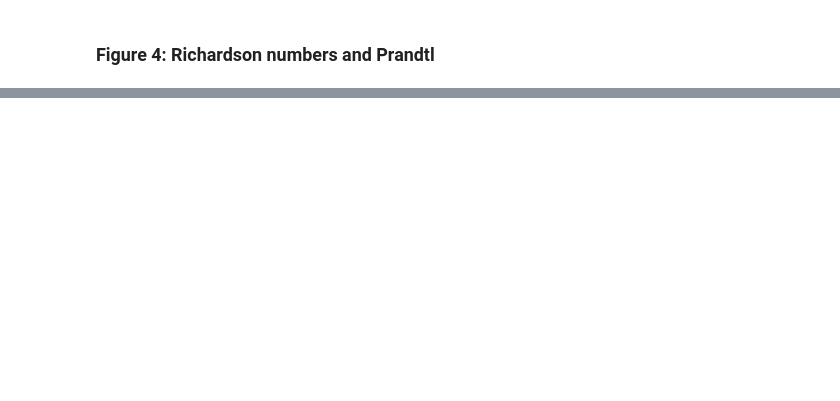
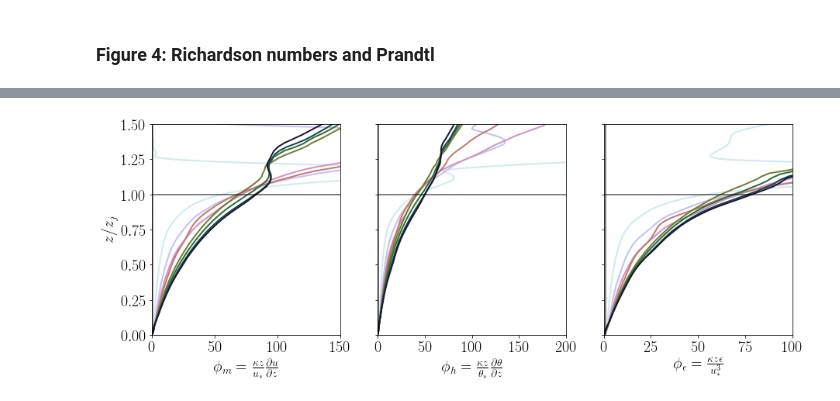
Before and after one commit to bgreene777/SBL_LES, a Jupyter notebook: ipynb/plot_mean.ipynb, the cells around one changed output, grey strips where cells are left out. Cells and saved outputs as stored; diff of their text form; code cells hidden in the pictures; blank space fills up the shorter version.

Commit message:
test plotting conditional fields and energetics

```diff
--- a/ipynb/plot_mean.ipynb
+++ b/ipynb/plot_mean.ipynb
@@ -28,10 +28,10 @@ colors = seaborn.color_palette("crest")
 figdir = "/home/bgreene/SBL_LES/figures/quadrant/"
 fdir_save = "/home/bgreene/SBL_LES/figures/mean_profiles/"
 # list of simulations to loop over
-# sims = ["cr0.10_u08", "cr0.25_u08", "cr0.33_u08", "cr0.50_u08",
-#         "cr1.00_u08", "cr1.50_u08", "cr2.00_u08", "cr2.50_u08"]
-sims = ["cr0.25_u08", "cr0.50_u08", "cr1.00_u08",
-        "cr1.50_u08", "cr2.00_u08", "cr2.50_u08"]
+sims = ["cr0.10_u08", "cr0.25_u08", "cr0.33_u08", "cr0.50_u08",
+        "cr1.00_u08", "cr1.50_u08", "cr2.00_u08", "cr2.50_u08"]
+# sims = ["cr0.25_u08", "cr0.50_u08", "cr1.00_u08",
+#         "cr1.50_u08", "cr2.00_u08", "cr2.50_u08"]
 # dictionary of conversions from old label convention (A-F)
 labels = {"cr0.25_u08_192": "A",
           "cr0.50_u08_192": "B",
@@ -48,7 +48,7 @@ for sim in sims:
     dnc_all.append(dnc)
     # load stats file
     s = load_stats(dnc+"average_statistics.nc", display=True)
-    s.attrs["label2"] = labels[s.stability]
+#     s.attrs["label2"] = labels[s.stability]
     sall.append(s)
 
 # define colormap based on number of simulations
@@ -667,0 +644,36 @@ zj h zj/h
+# %%
+# figure 4: phim, phih, phie
+fig4, ax4 = plt.subplots(nrows=1, ncols=3, sharey=True, figsize=(14.8, 5))
+# loop over sims
+for js, s in enumerate(sall):
+    # a) phim
+    ax4[0].plot(s.phim, s.z/s.zj, ls="-", lw=2, c=cmap[js],
+                label=s.label3)
+    # b) phih
+    ax4[1].plot(s.phih, s.z/s.zj, ls="-", lw=2, c=cmap[js],
+                label=s.label3)
+    # c) phie
+    ax4[2].plot(s.phie, s.z/s.zj, ls="-", lw=2, c=cmap[js])
+
+# axis ranges
+ax4[0].set_ylim([0, 1.5])
+ax4[0].set_xlim([0, 150])
+ax4[1].set_xlim([0, 200])
+ax4[2].set_xlim([0, 100])
+# axis labels
+ax4[0].set_ylabel("$z/z_j$")
+ax4[0].set_xlabel("$\\phi_m = \\frac{\\kappa z}{u_*} \\frac{\\partial u}{\\partial z}$")
+ax4[1].set_xlabel("$\\phi_h = \\frac{\\kappa z}{\\theta_*} \\frac{\\partial \\theta}{\\partial z}$")
+ax4[2].set_xlabel("$\\phi_{\\epsilon} = \\frac{\\kappa z \\epsilon}{u_*^3}$")
+# vertical and horizontal reference lines
+for iax in ax4:
+    iax.axvline(1, c="k", lw=2, alpha=0.5)
+    iax.axhline(1, c="k", lw=2, alpha=0.5)
+# legend
+# ax4[0].legend(loc="lower left", fontsize=12)
+# save figure
+# fig4.tight_layout()
+fsave = f"{fdir_save}phi_profs.pdf"
+fig4.savefig(fsave, bbox_inches="tight")
+# %% [output]
+[figure, added]
```
Also changed, not shown: parts of 13 cells of this notebook.
